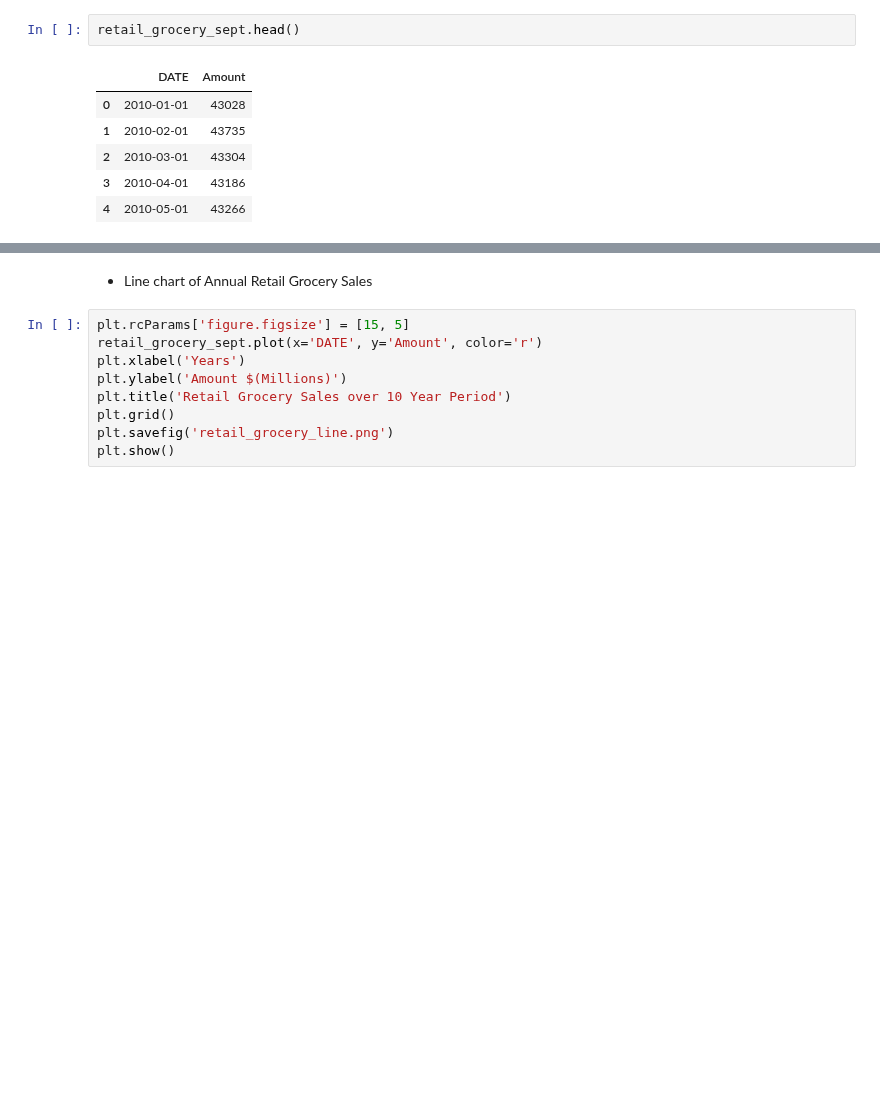
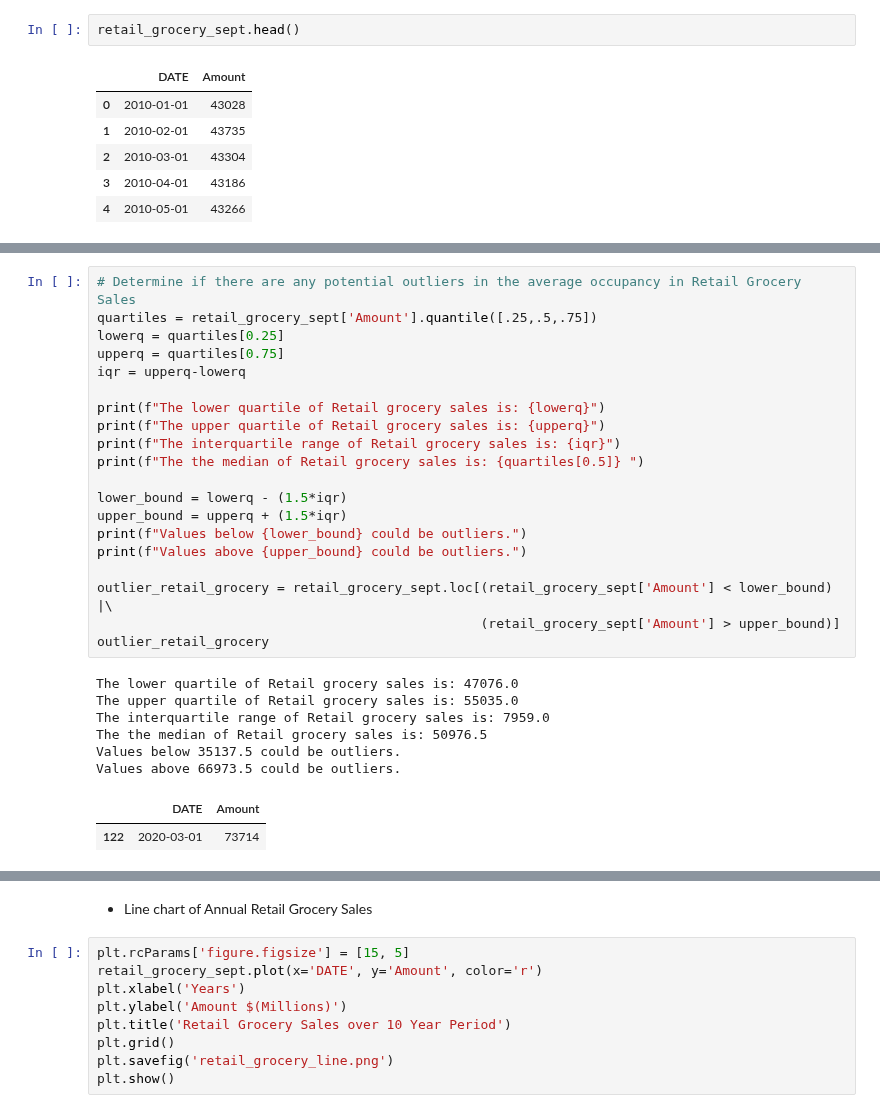
Before and after one commit to LenSin3/Conservatory-cvd19-retail, a Jupyter notebook: covid-retail.ipynb, the cells around one changed output, grey strips where cells are left out. Drawn from its saved outputs; the diff is of its cells as text; blank space fills up the shorter version.

```diff
--- a/covid-retail.ipynb
+++ b/covid-retail.ipynb
@@ -709,0 +723,29 @@ retail_grocery_sept.head()
+# %%
+# Determine if there are any potential outliers in the average occupancy in Retail Grocery Sales
+quartiles = retail_grocery_sept['Amount'].quantile([.25,.5,.75])
+lowerq = quartiles[0.25]
+upperq = quartiles[0.75]
+iqr = upperq-lowerq
+
+print(f"The lower quartile of Retail grocery sales is: {lowerq}")
+print(f"The upper quartile of Retail grocery sales is: {upperq}")
+print(f"The interquartile range of Retail grocery sales is: {iqr}")
+print(f"The the median of Retail grocery sales is: {quartiles[0.5]} ")
+
+lower_bound = lowerq - (1.5*iqr)
+upper_bound = upperq + (1.5*iqr)
+print(f"Values below {lower_bound} could be outliers.")
+print(f"Values above {upper_bound} could be outliers.")
+
+outlier_retail_grocery = retail_grocery_sept.loc[(retail_grocery_sept['Amount'] < lower_bound) |\
+                                                 (retail_grocery_sept['Amount'] > upper_bound)]
+outlier_retail_grocery
+# %% [output]
+The lower quartile of Retail grocery sales is: 47076.0
+The upper quartile of Retail grocery sales is: 55035.0
+The interquartile range of Retail grocery sales is: 7959.0
+The the median of Retail grocery sales is: 50976.5
+Values below 35137.5 could be outliers.
+Values above 66973.5 could be outliers.
+|  | DATE | Amount |
+| 122 | 2020-03-01 | 73714 |
```
Also changed, not shown: parts of 8 cells of this notebook.
